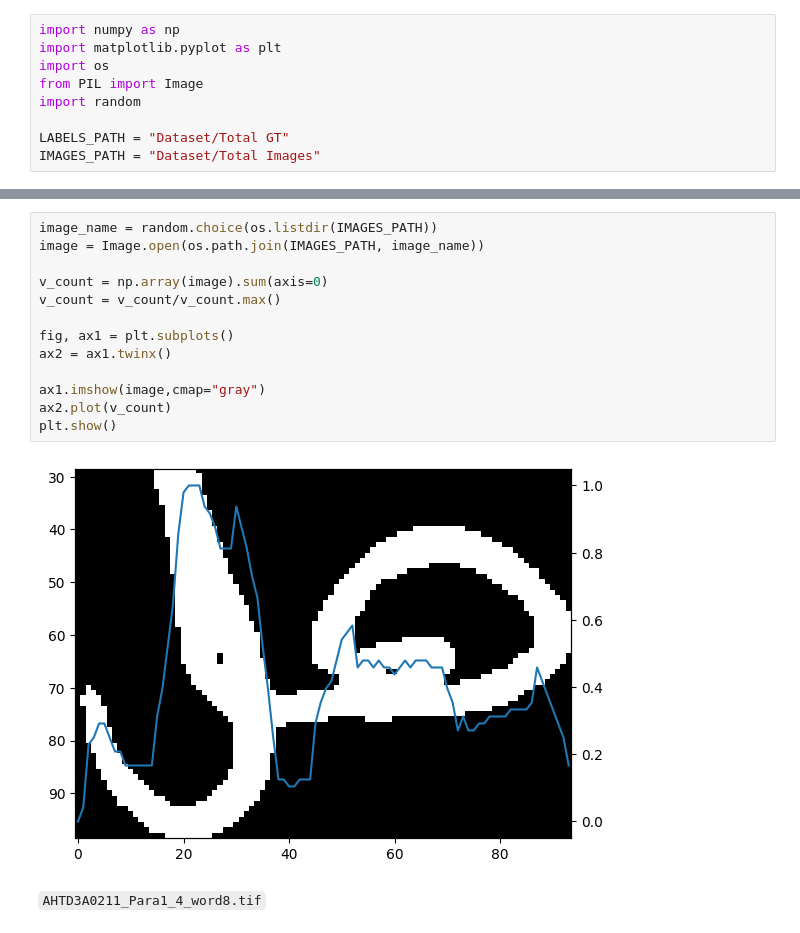
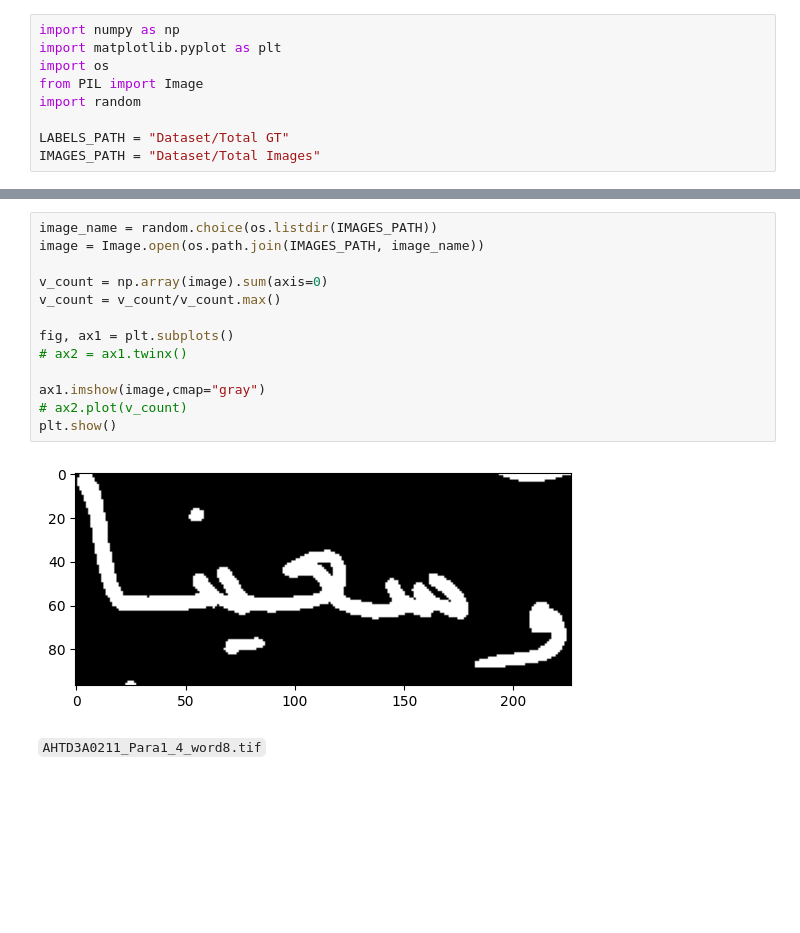
Before and after one commit to idrissmortadi/arabic-ocr, a Jupyter notebook: inspect_labels.ipynb, the cells around one changed output, grey strips where cells are left out. Drawn from its saved outputs; the diff is of its cells as text; blank space fills up the shorter version.

```diff
--- a/inspect_labels.ipynb
+++ b/inspect_labels.ipynb
@@ -22,18 +22,18 @@ for i in range(10):
 # %%
 image_name = random.choice(os.listdir(IMAGES_PATH))
 image = Image.open(os.path.join(IMAGES_PATH, image_name))
 
 v_count = np.array(image).sum(axis=0)
 v_count = v_count/v_count.max()
 
 fig, ax1 = plt.subplots()
-ax2 = ax1.twinx()
+# ax2 = ax1.twinx()
 
 ax1.imshow(image,cmap="gray")
-ax2.plot(v_count)
+# ax2.plot(v_count)
 plt.show()
 # %% [output]
-[figure, old version]
+[figure, new version]
 # %% [markdown]
 `AHTD3A0211_Para1_4_word8.tif`
 # %%
```
Also changed, not shown: parts of 4 cells of this notebook, 11 other files.
